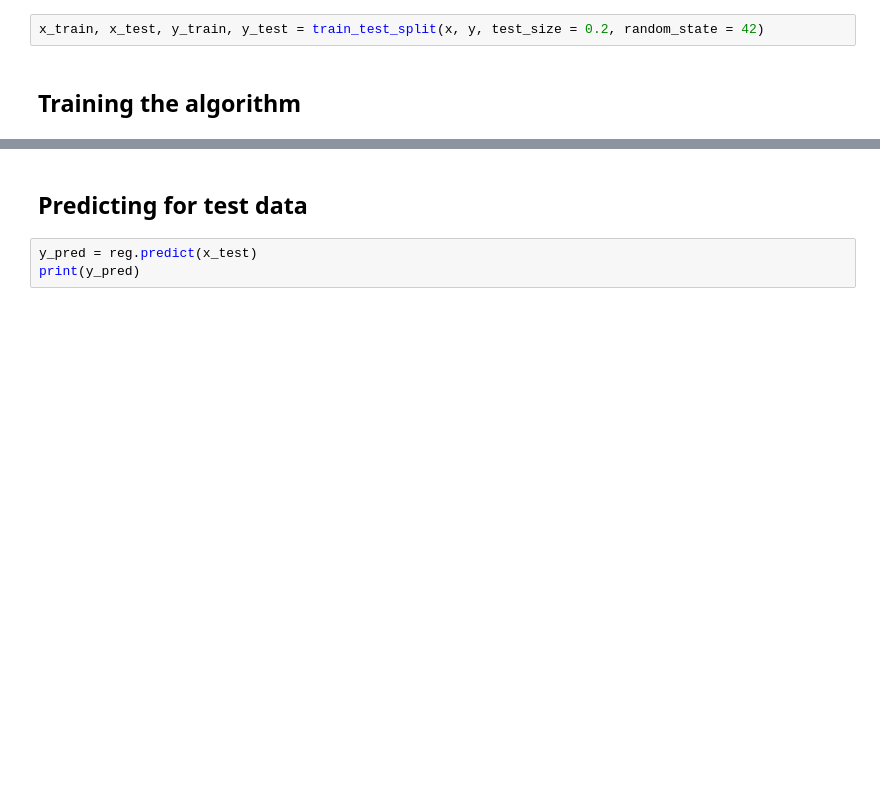
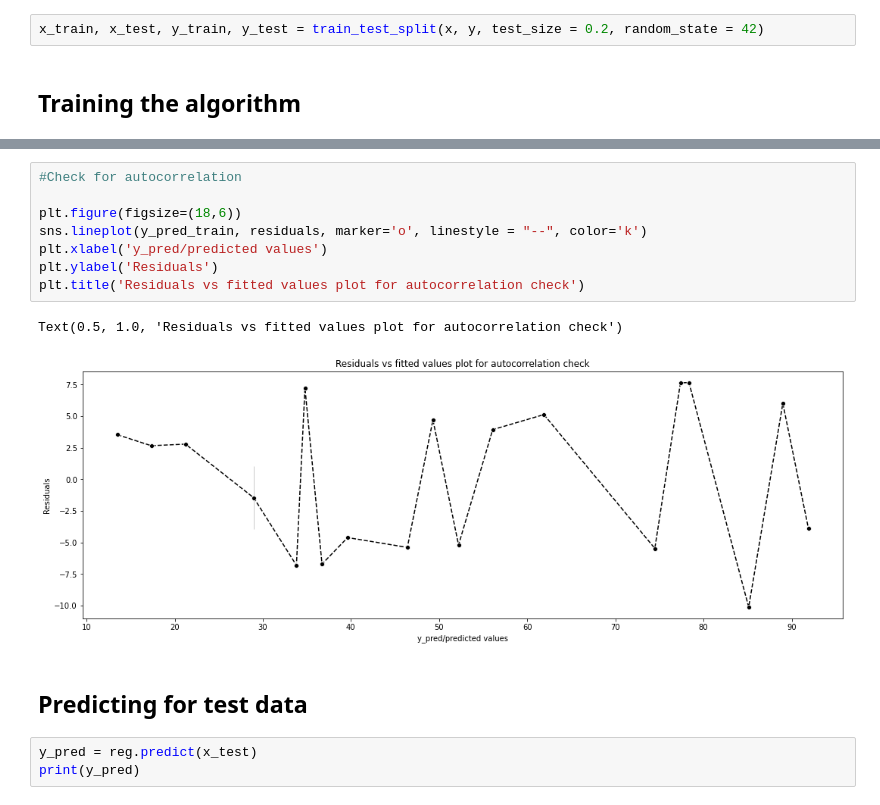
Before and after one commit to roshan2600/TSF_tasks, a Jupyter notebook: TSF Task 1.ipynb, the cells around one changed output, grey strips where cells are left out. Drawn from its saved outputs; the diff is of its cells as text; blank space fills up the shorter version.

```diff
--- a/TSF Task 1.ipynb
+++ b/TSF Task 1.ipynb
@@ -102,3 +135,14 @@ reg.score(x_train, y_train)
+# %%
+#Check for autocorrelation
+
+plt.figure(figsize=(18,6))
+sns.lineplot(y_pred_train, residuals, marker='o', linestyle = "--", color='k')
+plt.xlabel('y_pred/predicted values')
+plt.ylabel('Residuals')
+plt.title('Residuals vs fitted values plot for autocorrelation check')
+# %% [output]
+Text(0.5, 1.0, 'Residuals vs fitted values plot for autocorrelation check')
+[figure, added]
 # %% [markdown]
 ## Predicting for test data
 # %%
```
Also changed, not shown: parts of 10 cells of this notebook.
